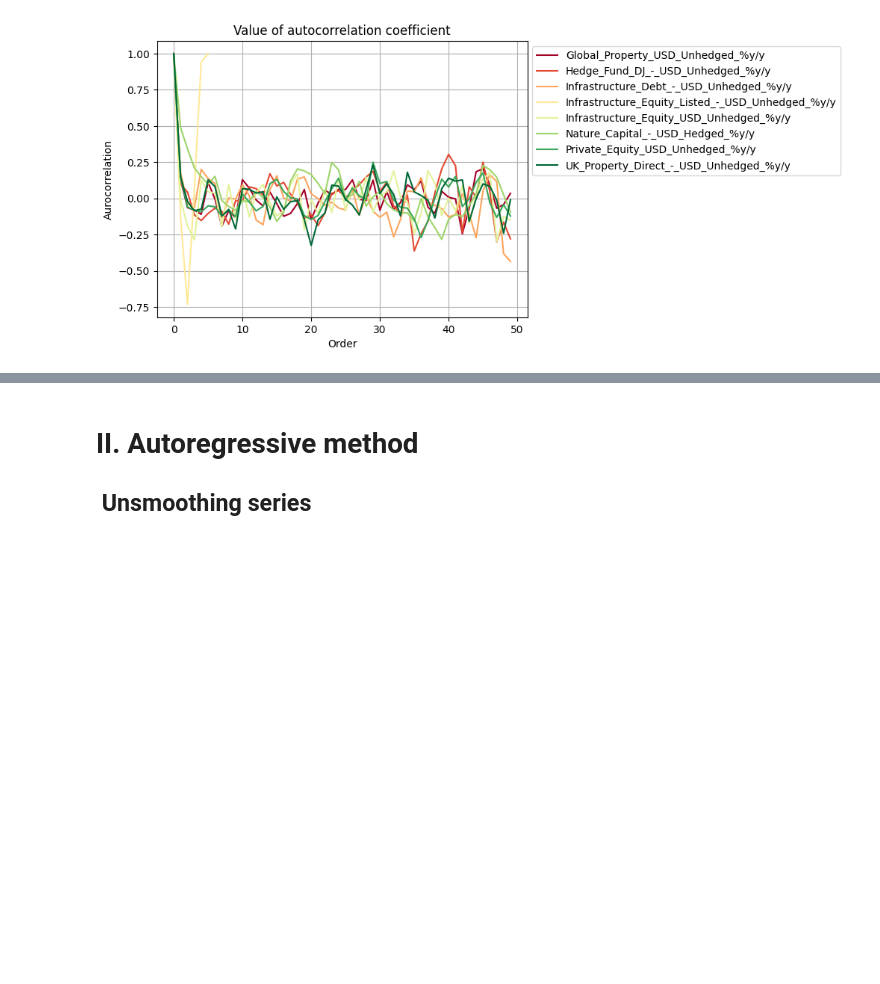
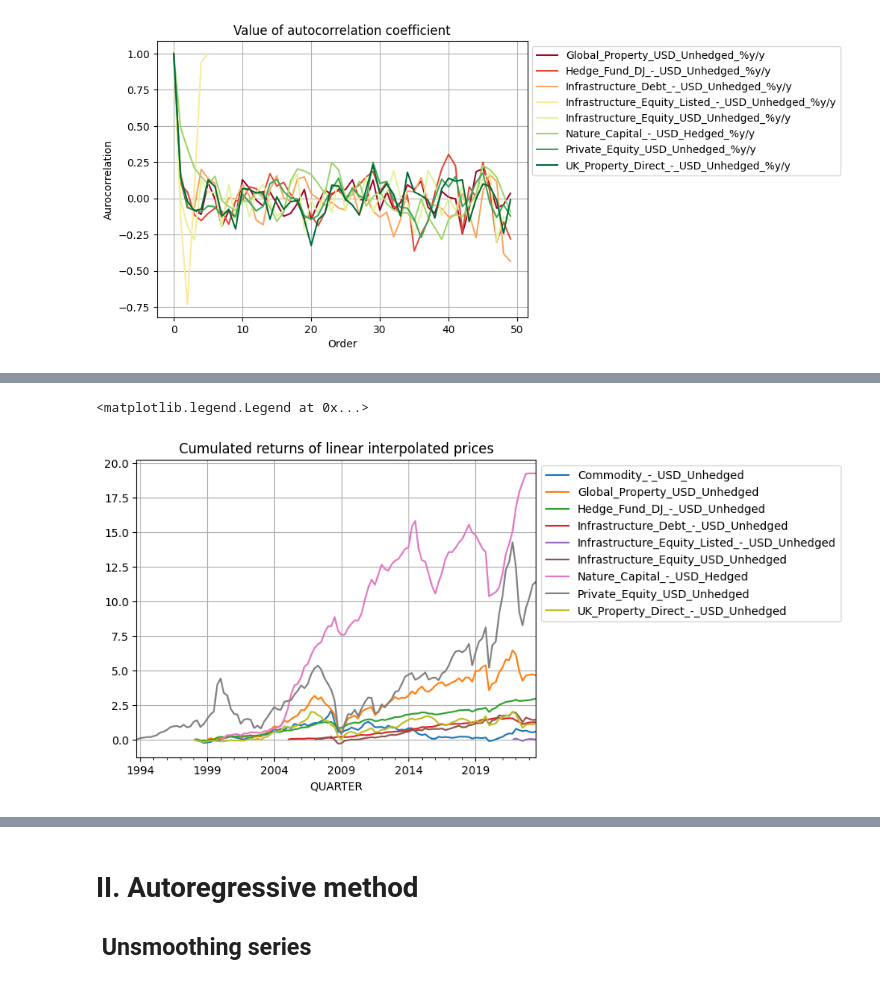
Before and after one commit to Perann/STAT_APP, a Jupyter notebook: main.ipynb, the cells around one changed output, grey strips where cells are left out. Drawn from its saved outputs; the diff is of its cells as text; code cells hidden in the pictures; blank space fills up the shorter version.

```diff
--- a/main.ipynb
+++ b/main.ipynb
@@ -96,0 +126,5 @@ serial_correlation = pd.DataFrame({name:  [alternative_data[name].dropna().autoc
+# %%
+linear_interpolation.agg(cumulated_returns).plot(grid = True, title = 'Cumulated returns of linear interpolated prices').legend(bbox_to_anchor = (1,1))
+# %% [output]
+<matplotlib.legend.Legend at 0x...>
+[figure, added]
```
Also changed, not shown: parts of 8 cells of this notebook.
